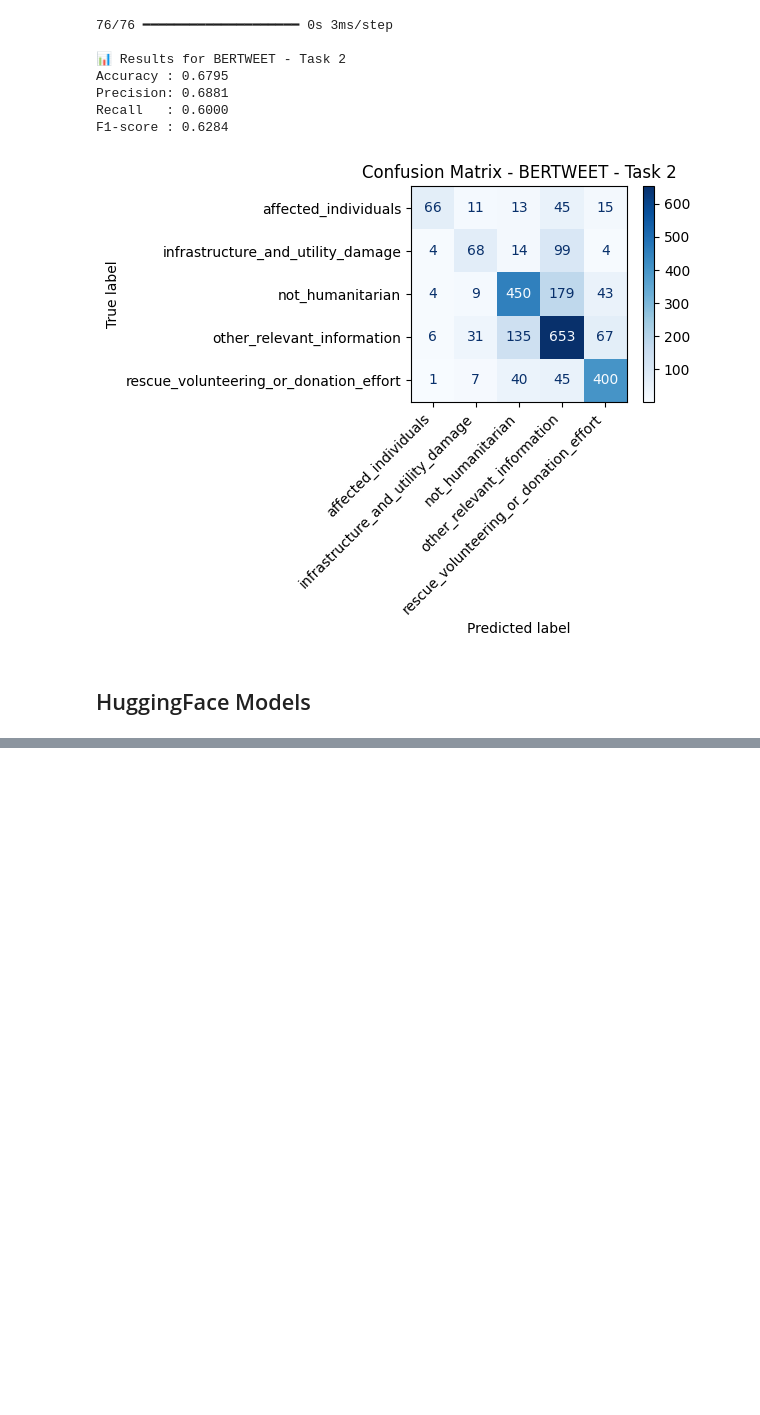
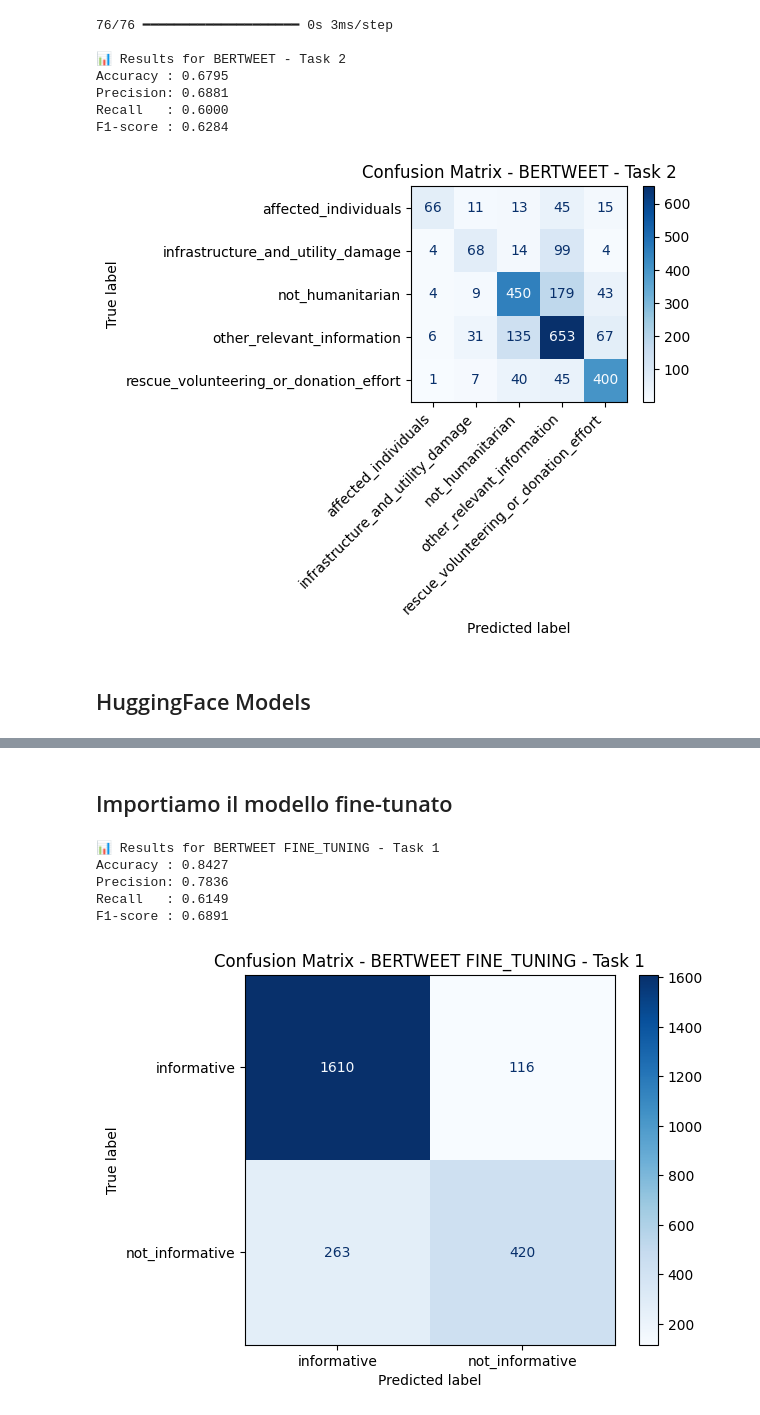
Before and after one commit to andreaceto/multimodal-crisis-classification, a Jupyter notebook: 04_text_classification.ipynb, the cells around one changed output, grey strips where cells are left out. Drawn from its saved outputs; the diff is of its cells as text; code cells hidden in the pictures; blank space fills up the shorter version.

Commit message:
Fine-tuning on bertweet
Fine-tuning on bertweet for text classification (no freeze weights).
Updated .gitignore to ignore logs and trained model

```diff
--- a/04_text_classification.ipynb
+++ b/04_text_classification.ipynb
@@ -544,0 +570,57 @@ TypeError: TrainingArguments.__init__() got an unexpected keyword argument 'eval
+# %% [markdown]
+## Importiamo il modello fine-tunato
+# %%
+from torch.utils.data import DataLoader
+from tqdm import tqdm
+from transformers import default_data_collator
+
+model_path = "./results_task_1_vinai_bertweet-base/checkpoint-703"  # o la tua cartella personalizzata
+
+
+tokenizer = AutoTokenizer.from_pretrained(model_path)
+model = AutoModelForSequenceClassification.from_pretrained(model_path)
+model.eval()  # modalità valutazione
+device = torch.device("cuda" if torch.cuda.is_available() else "cpu")
+model.to(device)
+
+# Usa solo colonna testo e label
+df_test = text_test_df[["tweet_text", "text_info_encoded"]].copy()
+ds_test = Dataset.from_pandas(df_test).rename_column("text_info_encoded", "label")
+
+def tokenize_fn(examples):
+    return tokenizer(
+        examples["tweet_text"],
+        truncation=True,
+        padding="max_length",  # <-- forza la stessa lunghezza
+        max_length=128
+    )
+
+
+ds_test = ds_test.map(tokenize_fn, batched=True)
+
+dataloader = DataLoader(
+    ds_test.remove_columns(["tweet_text"]),
+    batch_size=32,
+    collate_fn=default_data_collator
+)
+
+all_preds = []
+all_labels = []
+
+with torch.no_grad():
+    for batch in tqdm(dataloader):
+        inputs = {k: v.to(device) for k, v in batch.items() if k != "label"}
+        labels = batch["labels"].numpy()
+        outputs = model(**inputs)
+        preds = torch.argmax(outputs.logits, dim=1).cpu().numpy()
+        all_preds.extend(preds)
+        all_labels.extend(labels)
+
+evaluate_task("Bertweet Fine_Tuning", all_labels, all_preds, 1, le_info)
+# %% [output]
+📊 Results for BERTWEET FINE_TUNING - Task 1
+Accuracy : 0.8427
+Precision: 0.7836
+Recall   : 0.6149
+F1-score : 0.6891
+[figure, added]
```
Also changed, not shown: parts of 7 cells of this notebook, 1 other file.
